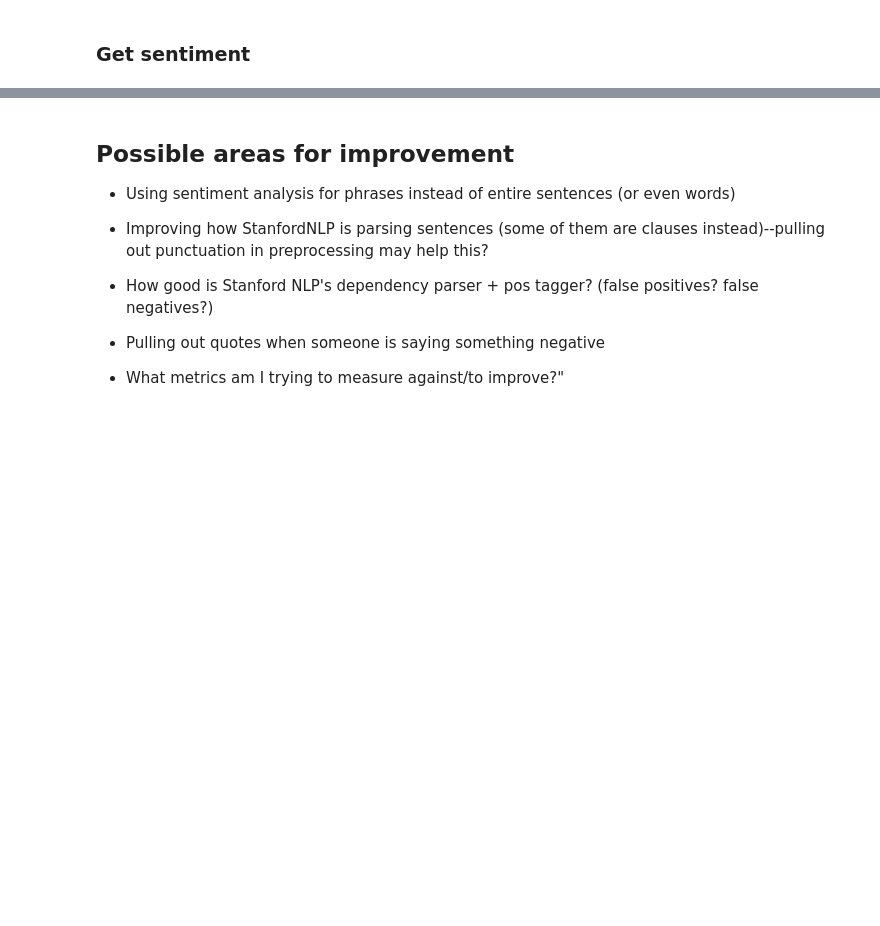
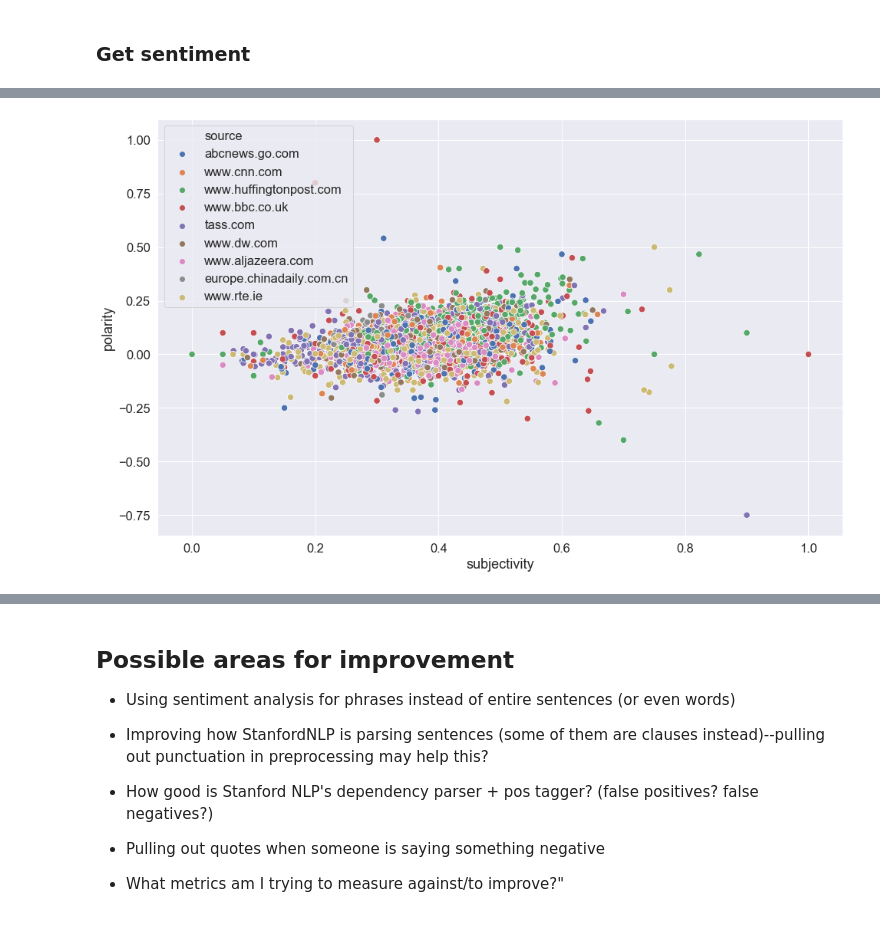
Before and after one commit to minnatwang/news-topics-sentiment, a Jupyter notebook: analysis_topic_bias.ipynb, the cells around one changed output, grey strips where cells are left out. Saved outputs shown, nothing was run; the diff lists cells and outputs as text; code cells hidden in the pictures; blank space fills up the shorter version.

```diff
--- a/analysis_topic_bias.ipynb
+++ b/analysis_topic_bias.ipynb
@@ -202,4 +219,4 @@ plot_features(dfs)
 # %%
-# cluster based on TITLE
-df['cluster'] = cluster_text(df['title'])
-df
+# Save cluster to df (NOTE:cluster based on TITLE)
+
+df['cluster'] = fitted.labels_
@@ -234,10 +229,10 @@ def get_sentiment(article):
     except:
         return None
 
+# df.drop(['pol_sub', 'polarity', 'subjectivity'], axis = 1)
+
 df['pol_sub'] = df.text.apply(get_sentiment)
-df['polarity'] = df['pol_sub'].apply(lambda x: x[0])
-df['subjectivity'] = df['pol_sub'].apply(lambda x: x[1])
+df['polarity'] = df.pol_sub.apply(lambda x: x[0])
+df['subjectivity'] = df.pol_sub.apply(lambda x: x[1])
 
-#NOTE: these scores are for entire articles
-
-df
+#NOTE: these scores are for entire articles, not titles
@@ -250,0 +239,4 @@ df
+# %%
+df['pol_sub_title'] = df.title.apply(get_sentiment)
+df['polarity_title'] = df.pol_sub_title.apply(lambda x: x[0])
+df['subjectivity_title'] = df.pol_sub_title.apply(lambda x: x[1])
@@ -250,0 +255,10 @@ df
+# %%
+# Goal: Scatter plot. y axis polarity. x axis subjectivity. legend = news outlet
+plt.figure(figsize=(16, 10))
+sns.set(font_scale=1.5)
+# cmap = sns.cubehelix_palette(dark=.3, light=.8, as_cmap=True)
+ax = sns.scatterplot(x='subjectivity', y="polarity", hue="source", s=70,
+#                      palette=cmap,
+                     data=df)
+# %% [output]
+[figure, added]
```
Also changed, not shown: parts of 53 cells of this notebook.
